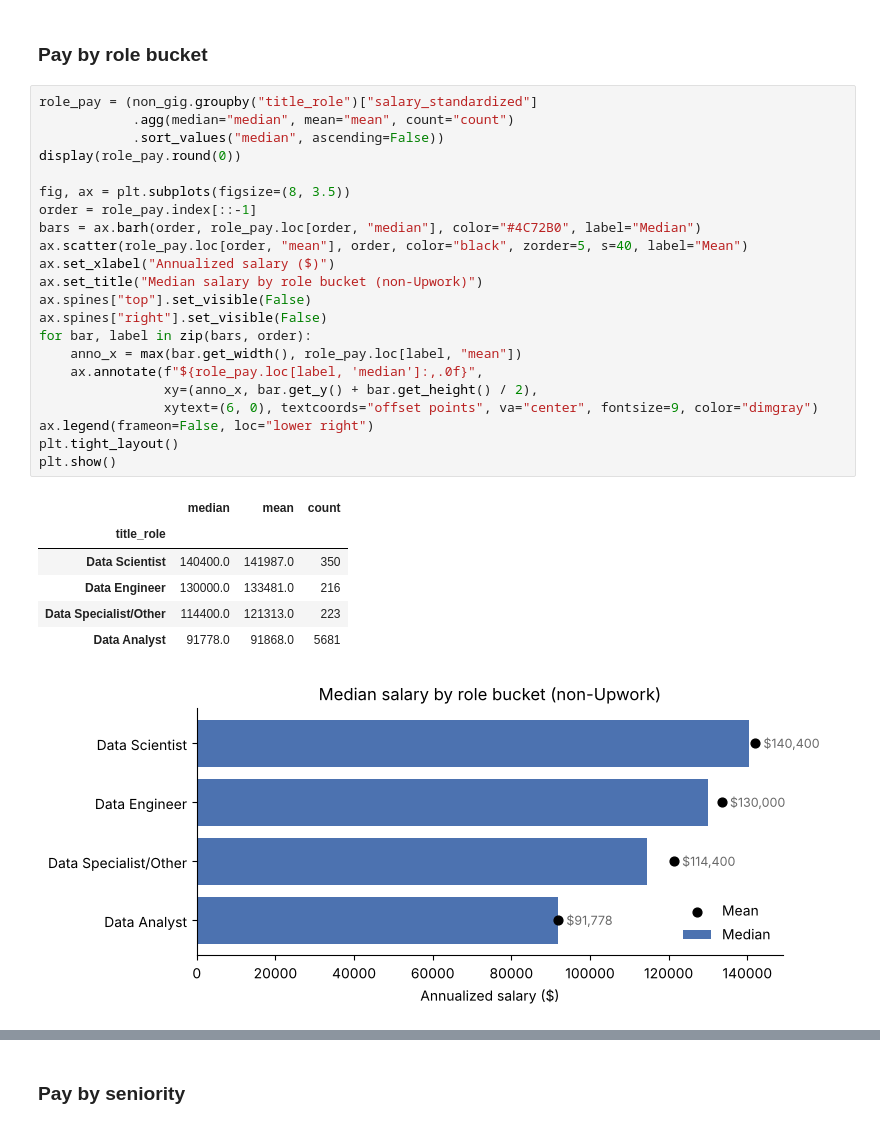
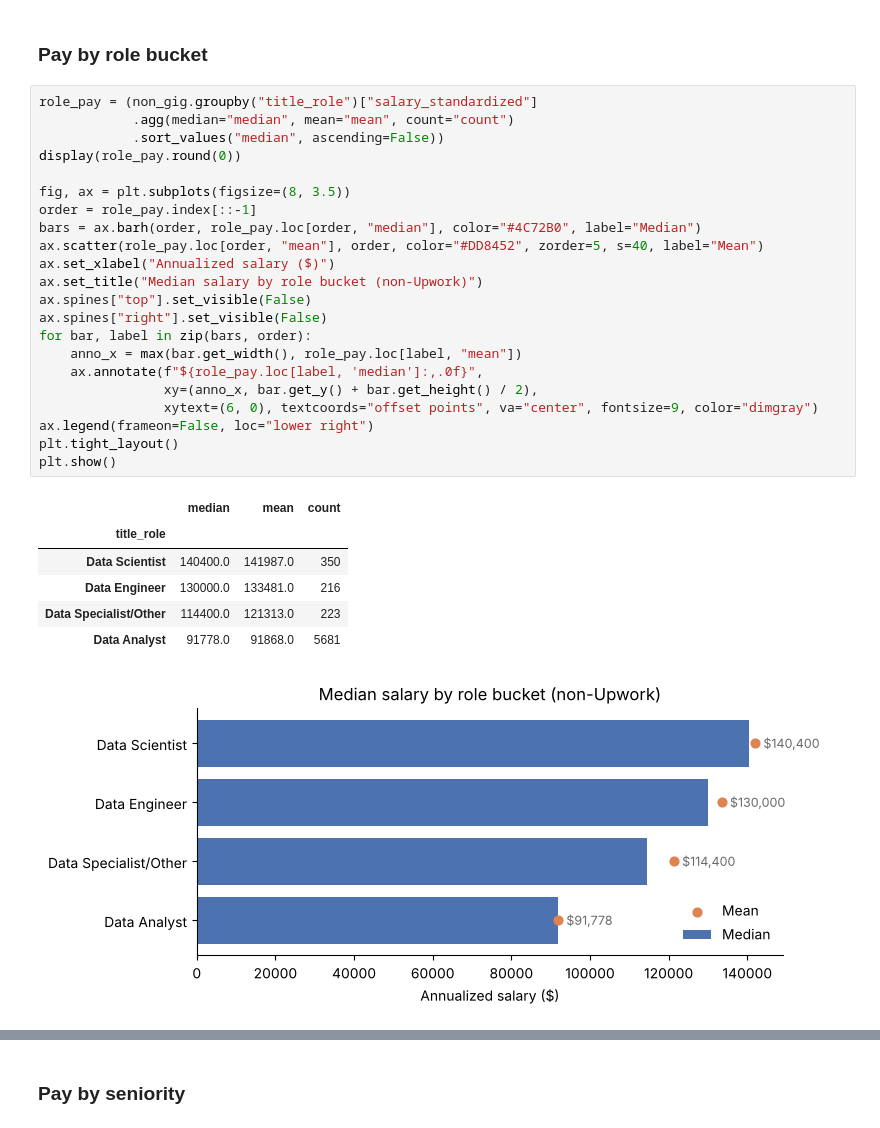
Before and after one commit to takahm6/data-analyst-portfolio, a Jupyter notebook: project-1-data-analyst-job-posting/notebooks/04_pay_analysis.ipynb, the cells around one changed output, grey strips where cells are left out. Cells and saved outputs as stored; diff of their text form.

```diff
--- a/project-1-data-analyst-job-posting/notebooks/04_pay_analysis.ipynb
+++ b/project-1-data-analyst-job-posting/notebooks/04_pay_analysis.ipynb
@@ -142,32 +142,32 @@ pulled the mean ($96,983) above the median.
 # %%
 role_pay = (non_gig.groupby("title_role")["salary_standardized"]
             .agg(median="median", mean="mean", count="count")
             .sort_values("median", ascending=False))
 display(role_pay.round(0))
 
 fig, ax = plt.subplots(figsize=(8, 3.5))
 order = role_pay.index[::-1]
 bars = ax.barh(order, role_pay.loc[order, "median"], color="#4C72B0", label="Median")
-ax.scatter(role_pay.loc[order, "mean"], order, color="black", zorder=5, s=40, label="Mean")
+ax.scatter(role_pay.loc[order, "mean"], order, color="#DD8452", zorder=5, s=40, label="Mean")
 ax.set_xlabel("Annualized salary ($)")
 ax.set_title("Median salary by role bucket (non-Upwork)")
 ax.spines["top"].set_visible(False)
 ax.spines["right"].set_visible(False)
 for bar, label in zip(bars, order):
     anno_x = max(bar.get_width(), role_pay.loc[label, "mean"])
     ax.annotate(f"${role_pay.loc[label, 'median']:,.0f}",
                 xy=(anno_x, bar.get_y() + bar.get_height() / 2),
                 xytext=(6, 0), textcoords="offset points", va="center", fontsize=9, color="dimgray")
 ax.legend(frameon=False, loc="lower right")
 plt.tight_layout()
 plt.show()
 # %% [output]
 |  | median | mean | count |
 | title_role |  |  |  |
 | Data Scientist | 140400.0 | 141987.0 | 350 |
 | Data Engineer | 130000.0 | 133481.0 | 216 |
 | Data Specialist/Other | 114400.0 | 121313.0 | 223 |
 | Data Analyst | 91778.0 | 91868.0 | 5681 |
-[figure, old version]
+[figure, new version]
 # %% [markdown]
 Pay tracks the same split `03_skills_demand` found in skills: Data Scientist leads at
```
Also changed, not shown: parts of 11 cells of this notebook, 2 other files.
